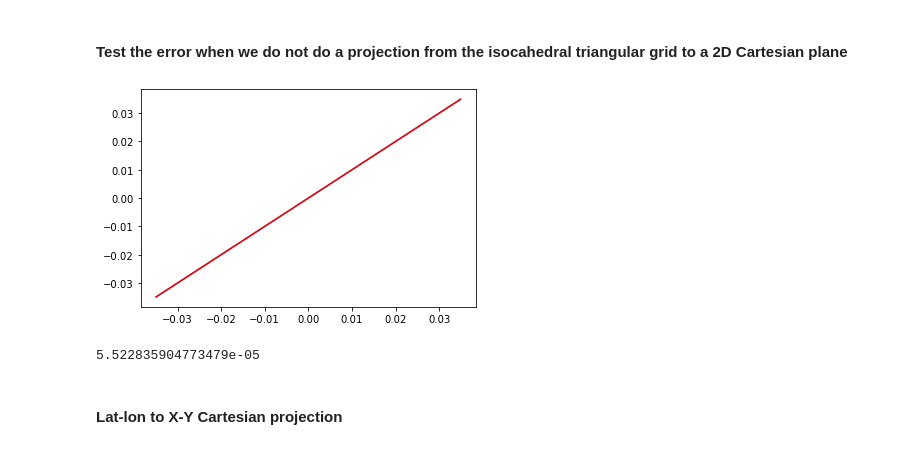
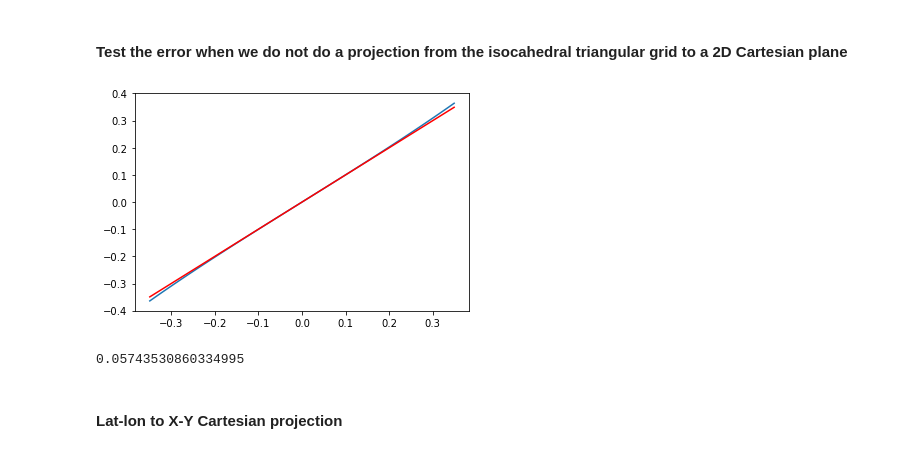
Before and after one commit to ray-chew/CSAM-Fortran, a Jupyter notebook: notebooks/spectrumSGS_ICONgrid_test.ipynb, the cells around one changed output. Cells and saved outputs as stored; diff of their text form; code cells hidden in the pictures.

```diff
--- a/notebooks/spectrumSGS_ICONgrid_test.ipynb
+++ b/notebooks/spectrumSGS_ICONgrid_test.ipynb
@@ -208,19 +258,19 @@ plt.show()
 # %% [markdown]
 #### Test the error when we do not do a projection from the isocahedral triangular grid to a 2D Cartesian plane
 # %%
-tmin = -2.0 / 180 * np.pi
+tmin = -20.0 / 180 * np.pi
 tmax = -tmin
 trange = np.linspace(tmin, tmax, 100)
 plt.figure()
 plt.plot(trange , np.tan(trange))
 plt.plot(trange, trange ,'r')
 # plt.xlabel(trange, trange / np.pi * 180)
 plt.show()
 
 print(np.linalg.norm(np.tan(trange) - trange))
 # %% [output]
-[figure, old version]
+[figure, new version]
-5.522835904773479e-05
+0.05743530860334995
 # %% [markdown]
 #### Lat-lon to X-Y Cartesian projection
 # %%
```
Also changed, not shown: parts of 15 cells of this notebook, 4 other files.
